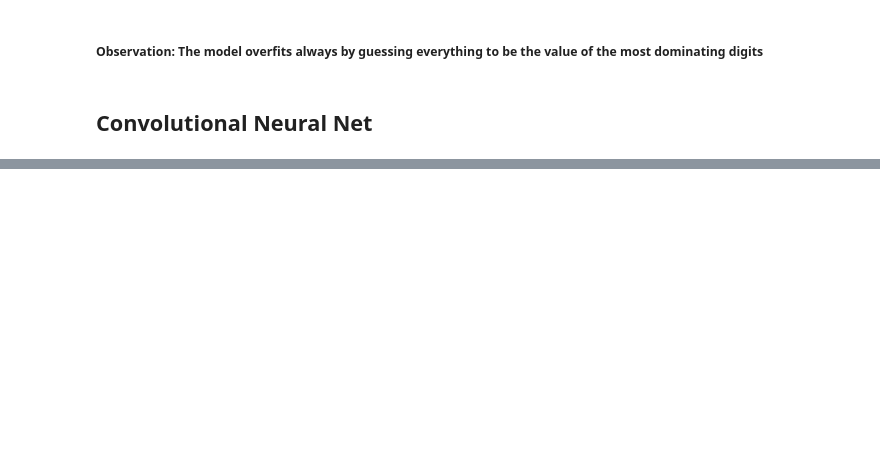
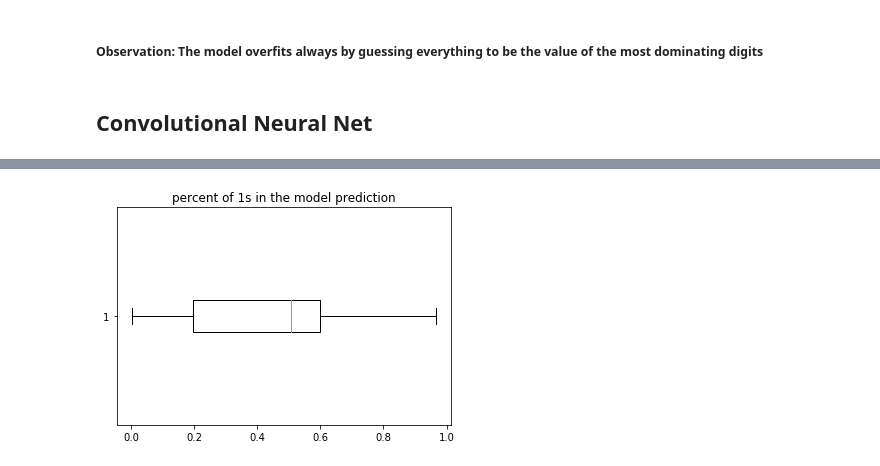
Before and after one commit to Gan-Tu/radioML, a Jupyter notebook: ecc-v1.ipynb, the cells around one changed output, grey strips where cells are left out. Drawn from its saved outputs; the diff is of its cells as text; code cells hidden in the pictures; blank space fills up the shorter version.

Commit message:
add cnn results and models

```diff
--- a/ecc-v1.ipynb
+++ b/ecc-v1.ipynb
@@ -372,0 +343,41 @@ model.add(Dense(100, activation=None))
+# %%
+X_train_cnn = X_train.reshape((-1, 13, 16, 1))
+Y_train_cnn = Y_train.reshape((-1, 100))
+
+X_test_cnn = X_test.reshape((-1, 13, 16, 1))
+Y_test_cnn = Y_test.reshape((-1, 100))
+
+input_shape=(13, 16, 1)
+# %%
+ACTIVATION = "linear"
+PADDING = "same"
+
+model = Sequential()
+
+model.add(Conv2D(filters=8, kernel_size=3, strides=1,padding=PADDING,
+                 activation=ACTIVATION, input_shape=input_shape))
+model.add(Conv2D(filters=8, kernel_size=3, strides=1, padding=PADDING, activation=ACTIVATION))
+
+model.add(AveragePooling2D(pool_size=4, strides=None, padding=PADDING))
+#model.add(MaxPooling2D(pool_size=4, strides=None, padding='same'))
+
+model.add(Conv2D(filters=16, kernel_size=3, strides=1, padding=PADDING, activation=ACTIVATION))
+model.add(Conv2D(filters=16, kernel_size=3, strides=1, padding=PADDING, activation=ACTIVATION))
+
+#model.add(AveragePooling2D(pool_size=3, strides=None, padding=PADDING))
+#model.add(MaxPooling2D(pool_size=2, strides=None, padding='same'))
+
+model.add(Flatten())
+
+model.add(Dense(128, activation=ACTIVATION))
+model.add(Dropout(0.5))
+
+# model.add(Dense(100, activation=ACTIVATION))
+# model.add(Dropout(0.4))
+
+model.add(Dense(100, activation="sigmoid"))
+# %%
+model.compile(optimizer='adam', loss='mse', metrics=['accuracy'])
+# %%
+model.fit(X_train_cnn, Y_train_cnn, batch_size=32, epochs=40, verbose=2,
+          validation_split=0.2, shuffle=True)
@@ -372,0 +434,5 @@ model.add(Dense(100, activation=None))
+# %%
+plt.title("percent of 1s in the model prediction")
+_ = plt.boxplot([sum(x)/100 for x in model.predict(X_test_cnn)], vert=False)
+# %% [output]
+[figure, added]
```
Also changed, not shown: parts of 13 cells of this notebook, 2 other files.
